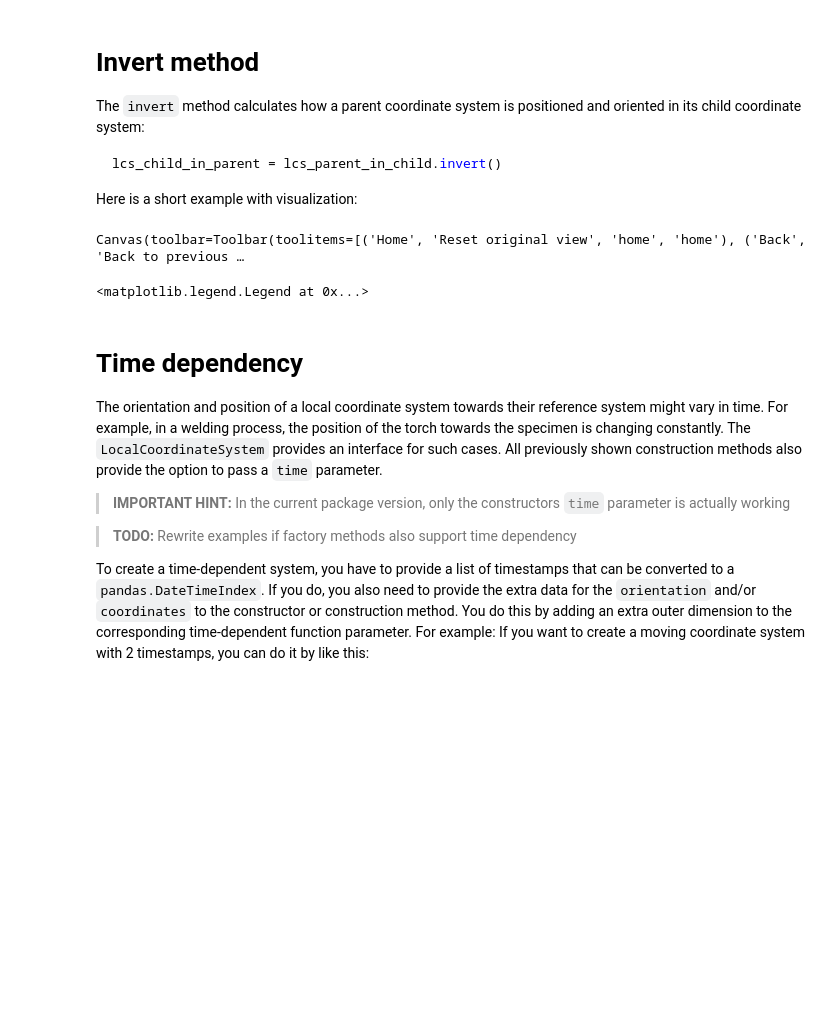
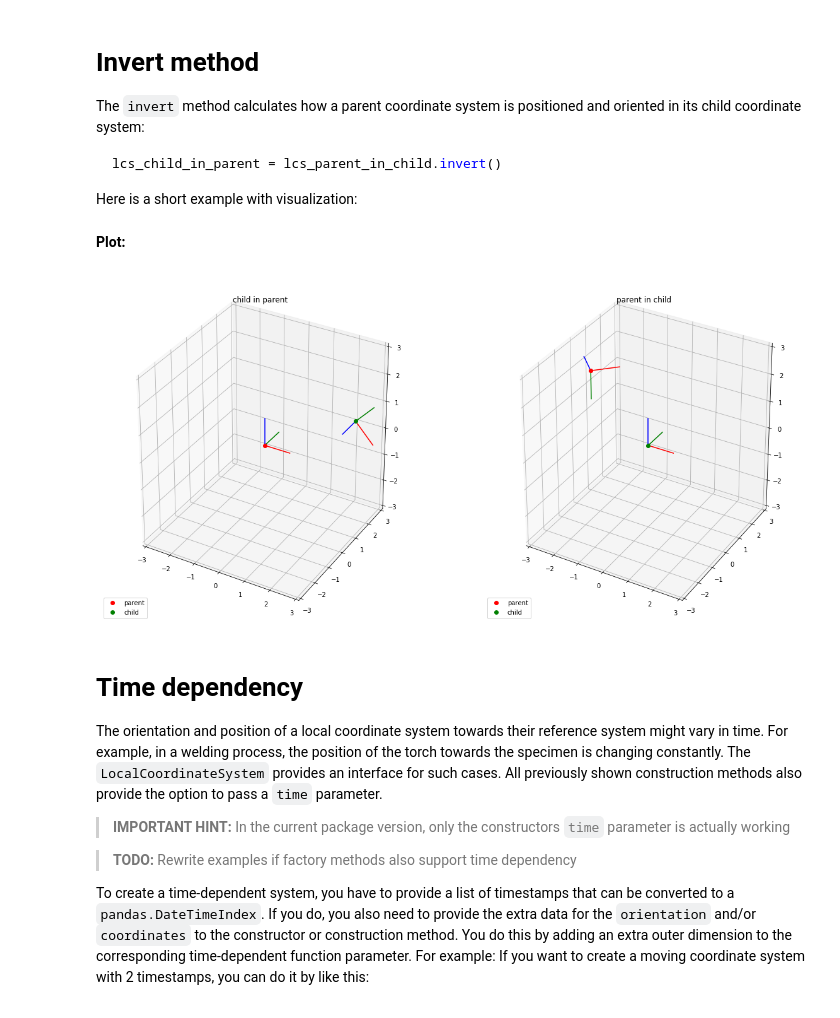
Before and after one commit to BAMWelDX/weldx, a Jupyter notebook: tutorials/transformations_01_coordinate_systems.ipynb, the cells around one changed output. Cells and saved outputs as stored; diff of their text form; code cells hidden in the pictures; blank space fills up the shorter version.

```diff
--- a/tutorials/transformations_01_coordinate_systems.ipynb
+++ b/tutorials/transformations_01_coordinate_systems.ipynb
@@ -361,38 +385,37 @@ Here is a short example with visualization:
+# %% [markdown]
+**Plot:**
 # %%
-lcs_child_in_parent = tf.LocalCoordinateSystem.construct_from_euler(
-    sequence="xy", angles=[90, 45], degrees=True, coordinates=[2, 3, 0]
-)
-lcs_parent_in_child = lcs_child_in_parent.invert()
-
 # create subplots
 fig_invert = plt.figure()
-fig_invert.canvas.layout.height = "500px"
-fig_invert.canvas.layout.width = "1000px"
+try:
+    fig_invert.canvas.layout.height = "500px"
+    fig_invert.canvas.layout.width = "1000px"
+except:
+    fig_invert.set_size_inches(20, 10)
 gs_invert = fig_invert.add_gridspec(1, 2)
 ax_invert_0 = fig_invert.add_subplot(gs_invert[0, 0], projection="3d")
 ax_invert_1 = fig_invert.add_subplot(gs_invert[0, 1], projection="3d")
 
 # first plot
 vs.plot_coordinate_system(lcs_ref, ax_invert_0, color="r", label="parent")
 vs.plot_coordinate_system(lcs_child_in_parent, ax_invert_0, color="g", label="child")
 ax_invert_0.set_xlim([-3, 3])
 ax_invert_0.set_ylim([-3, 3])
 ax_invert_0.set_zlim([-3, 3])
 ax_invert_0.set_title("child in parent")
 ax_invert_0.legend(loc="lower left")
 
 
 # second plot
 vs.plot_coordinate_system(lcs_parent_in_child, ax_invert_1, color="r", label="parent")
 vs.plot_coordinate_system(lcs_ref, ax_invert_1, color="g", label="child")
 ax_invert_1.set_xlim([-3, 3])
 ax_invert_1.set_ylim([-3, 3])
 ax_invert_1.set_zlim([-3, 3])
 ax_invert_1.set_title("parent in child")
-ax_invert_1.legend(loc="lower left")
+ax_invert_1.legend(loc="lower left");
 # %% [output]
-Canvas(toolbar=Toolbar(toolitems=[('Home', 'Reset original view', 'home', 'home'), ('Back', 'Back to previous …
-<matplotlib.legend.Legend at 0x...>
+[figure, added]
 # %% [markdown]
 # Time dependency
 
```
Also changed, not shown: parts of 27 cells of this notebook.
